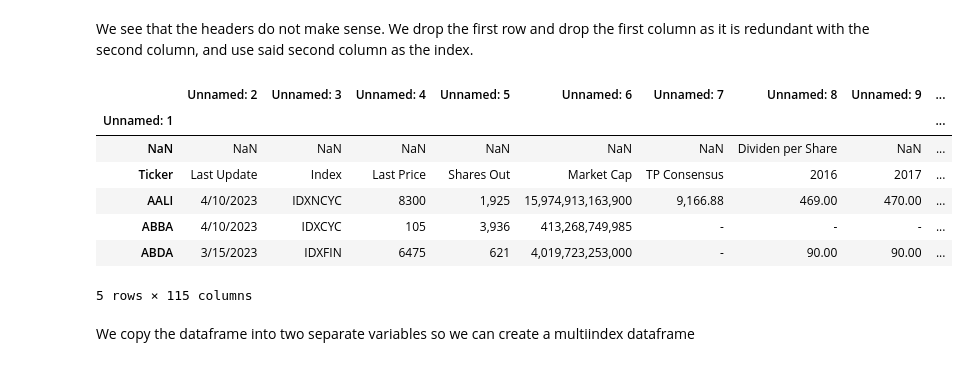
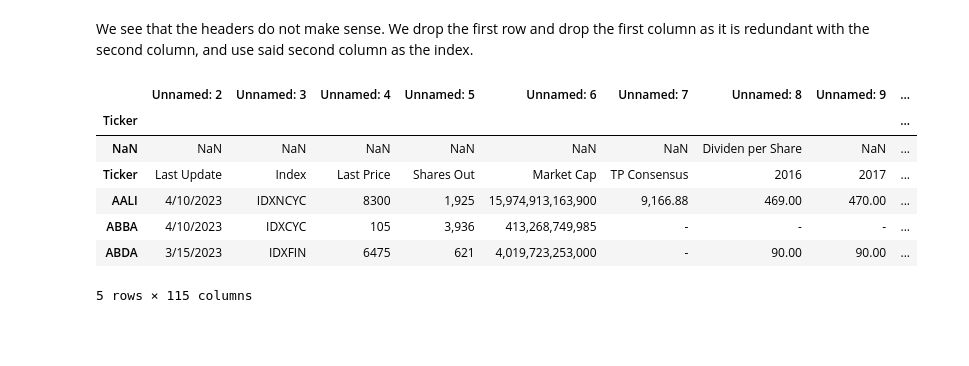
Before and after one commit to thariqziyad/PythonCourse2023, a Jupyter notebook: Test_Analysis.ipynb, the cells around one changed output. Saved outputs shown, nothing was run; the diff lists cells and outputs as text; code cells hidden in the pictures; blank space fills up the shorter version.

```diff
--- a/Test_Analysis.ipynb
+++ b/Test_Analysis.ipynb
@@ -22,18 +22,17 @@ We see that the headers do not make sense. We drop the first row and drop the fi
 # %%
 df = pd.read_csv('Data Market.csv')
 df = df.drop(0)
 df.index = df.loc[:,'Unnamed: 1']
 df = df.drop(columns=['Unnamed: 0','Unnamed: 1'])
+df.index.names = [df.index[1]]
 
 df.head()
 # %% [output]
 |  | Unnamed: 2 | Unnamed: 3 | Unnamed: 4 | Unnamed: 5 | Unnamed: 6 | Unnamed: 7 | Unnamed: 8 | Unnamed: 9 | ... |
-| Unnamed: 1 |  |  |  |  |  |  |  |  | ... |
+| Ticker |  |  |  |  |  |  |  |  | ... |
 | NaN | NaN | NaN | NaN | NaN | NaN | NaN | Dividen per Share | NaN | ... |
 | Ticker | Last Update | Index | Last Price | Shares Out | Market Cap | TP Consensus | 2016 | 2017 | ... |
 | AALI | 4/10/2023 | IDXNCYC | 8300 | 1,925 | 15,974,913,163,900 | 9,166.88 | 469.00 | 470.00 | ... |
 | ABBA | 4/10/2023 | IDXCYC | 105 | 3,936 | 413,268,749,985 | - | - | - | ... |
 | ABDA | 3/15/2023 | IDXFIN | 6475 | 621 | 4,019,723,253,000 | - | 90.00 | 90.00 | ... |
 5 rows × 115 columns
-# %% [markdown]
-We copy the dataframe into two separate variables so we can create a multiindex dataframe
```
Also changed, not shown: parts of 11 cells of this notebook.
